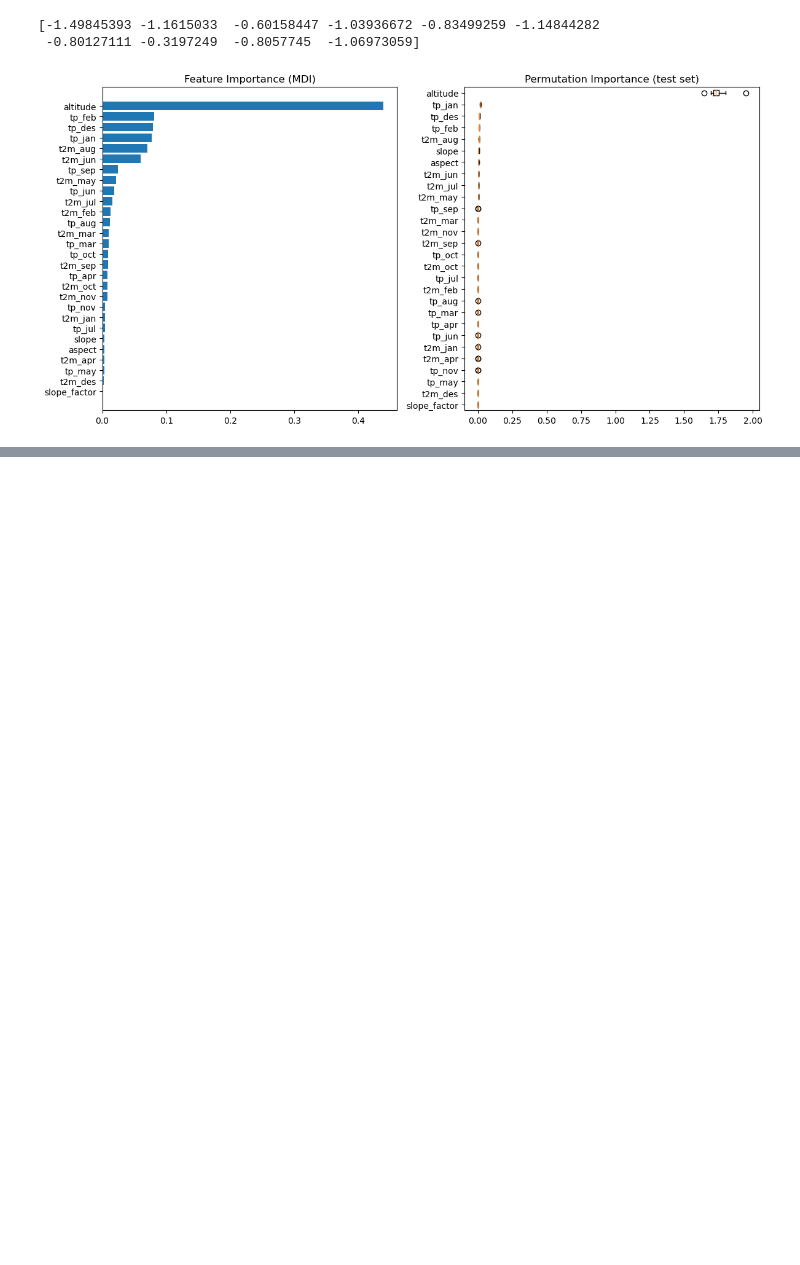
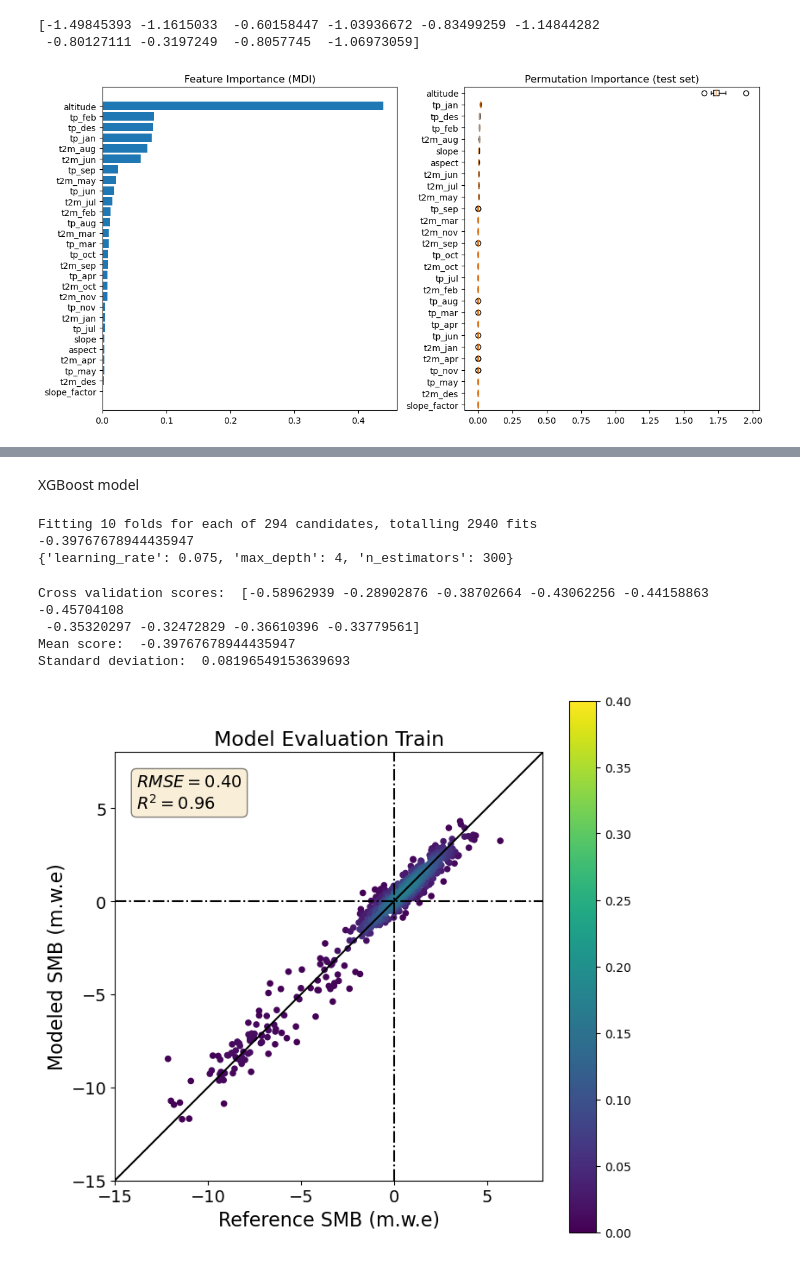
Before and after one commit to khsjursen/ML_MB_Norway, a Jupyter notebook: train_model_Nigardsbreen_all.ipynb, the cells around one changed output, grey strips where cells are left out. Saved outputs shown, nothing was run; the diff lists cells and outputs as text; code cells hidden in the pictures; blank space fills up the shorter version.

Commit message:
cross-validation on full training dataset

```diff
--- a/train_model_Nigardsbreen_all.ipynb
+++ b/train_model_Nigardsbreen_all.ipynb
@@ -592,0 +669,2 @@ plt.show()
+# %% [markdown]
+XGBoost model
@@ -592,0 +674,54 @@ plt.show()
+# %%
+# Grid search with range of hyperparameter values to find best performing
+# parameter set.
+
+xgb_model = xgb.XGBRegressor()
+
+params = {'max_depth': [2, 3, 4, 5, 6, 7, 8],
+          'n_estimators': [50, 100, 150, 200, 250, 300], # number of trees (too many = overfitting, too few = underfitting)
+          'learning_rate': [0.01, 0.025, 0.05, 0.075, 0.1, 0.15, 0.2]}
+
+clf = GridSearchCV(xgb_model,
+                   params,
+                   cv=10,
+                   verbose=1,
+                   n_jobs=4,
+                   scoring='neg_mean_squared_error')
+
+# Fit model
+clf.fit(X_train, y_train)
+
+print(clf.best_score_)
+print(clf.best_params_)
+# %% [output]
+Fitting 10 folds for each of 294 candidates, totalling 2940 fits
+-0.39767678944435947
+{'learning_rate': 0.075, 'max_depth': 4, 'n_estimators': 300}
+# %%
+from sklearn.model_selection import cross_val_predict as cvp
+from sklearn.model_selection import cross_val_score
+
+params_best = clf.best_params_
+
+xgb_model = xgb.XGBRegressor(learning_rate = params_best['learning_rate'],
+                            n_estimators = params_best['n_estimators'],
+                            max_depth = params_best['max_depth'])
+
+cvl = cross_val_score(xgb_model, X_train, y_train, cv=10, scoring='neg_mean_squared_error')
+
+print('Cross validation scores: ', cvl)
+print('Mean score: ', cvl.mean())
+print('Standard deviation: ', cvl.std())
+
+y_pred = cvp(xgb_model, X_train, y_train, cv=10, n_jobs = 2)#, fit_params = param)
+
+#xgb_model.fit(X_train, y_train)
+# %% [output]
+Cross validation scores:  [-0.58962939 -0.28902876 -0.38702664 -0.43062256 -0.44158863 -0.45704108
+ -0.35320297 -0.32472829 -0.36610396 -0.33779561]
+Mean score:  -0.39767678944435947
+Standard deviation:  0.08196549153639693
+# %%
+plot_prediction(y_train, y_pred, 'Train', n_toplot=5000)
+# %% [output]
+[figure, added]
```
Also changed, not shown: parts of 8 cells of this notebook.
